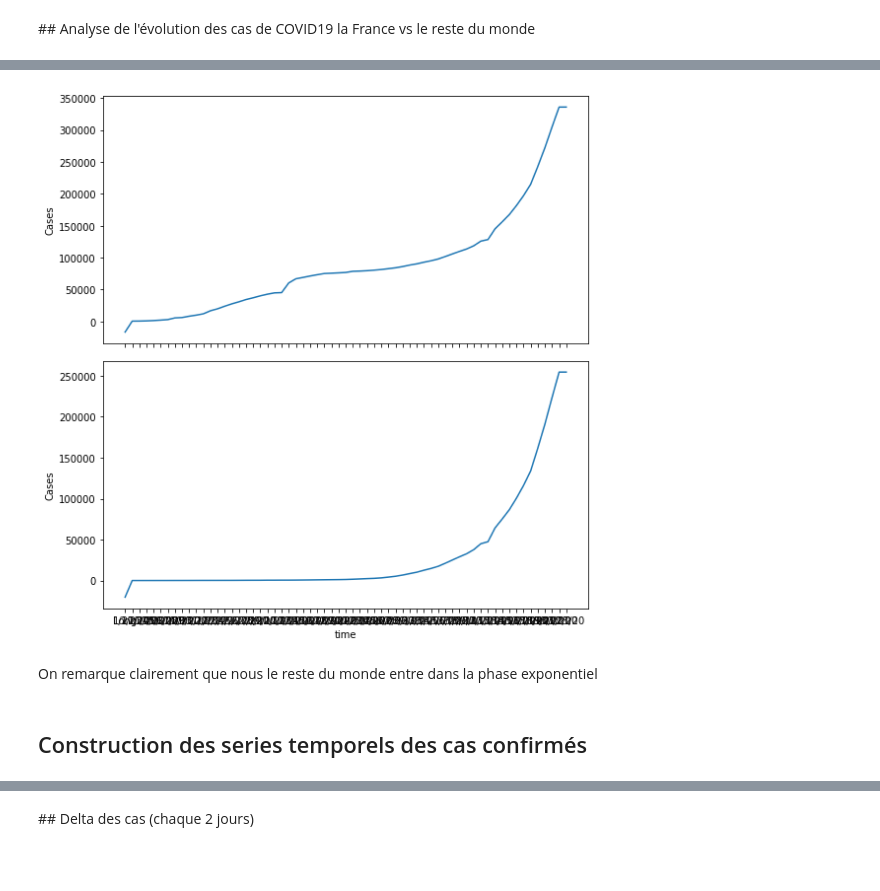
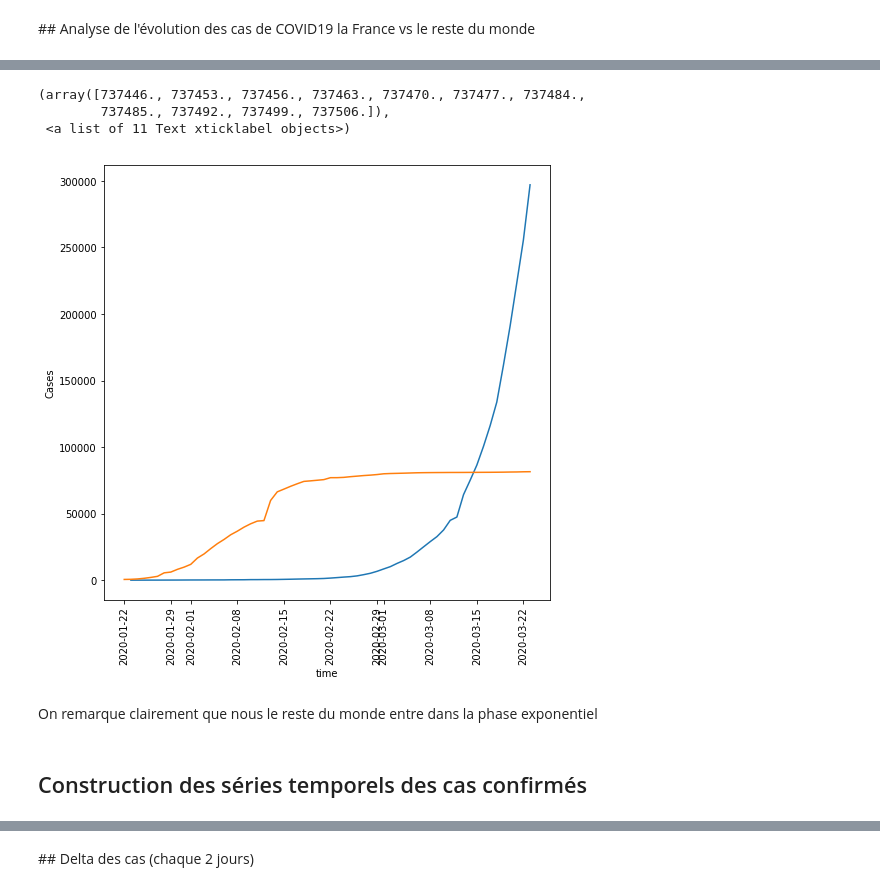
Before and after one commit to AmineDiro/Prediction-COVID19-France-, a Jupyter notebook: Prediction_saturation.ipynb, the cells around one changed output, grey strips where cells are left out. Saved outputs shown, nothing was run; the diff lists cells and outputs as text; code cells hidden in the pictures; blank space fills up the shorter version.

```diff
--- a/Prediction_saturation.ipynb
+++ b/Prediction_saturation.ipynb
@@ -27,5 +27,6 @@ ts_confirmed = pd.read_csv("Data/time_series_covid_19_confirmed.csv")
 
 #Daily updates
 url="https://raw.githubusercontent.com/CSSEGISandData/COVID-19/master/csse_covid_19_data/csse_covid_19_time_series/time_series_19-covid-Confirmed.csv"
-ts_confirmed_new = pd.read_csv(url)
+url2='https://raw.githubusercontent.com/CSSEGISandData/COVID-19/master/csse_covid_19_data/csse_covid_19_time_series/time_series_covid19_confirmed_global.csv'
+ts_confirmed_new = pd.read_csv(url2)
 # %%
@@ -36,19 +46,27 @@ ts_confirmed_new[ts_confirmed_new["Country/Region"] == "Italy"].iloc[:,::-1]
 # %%
-fig, axs = plt.subplots(2, 1, sharex=True, figsize=(8, 8))
+#fig, axs = plt.subplots(2, 1, sharex=True, figsize=(8, 8))
 
-axs[0].plot(ts_confirmed_new.sum()[2:])
-axs[0].set_ylabel("Cases")
-axs[1].set_ylabel("Cases")
-axs[1].set_xlabel("time")
-# axs[1].grid(True)
+fig, axs = plt.subplots(figsize=(8, 8))
+
+rest_confirmed= ts_confirmed_new[ts_confirmed_new["Country/Region"] != "China"].sum()[4:]
+rest_confirmed.index= pd.to_datetime(rest_confirmed.index)
+c_confirmed = ts_confirmed_new[ts_confirmed_new["Country/Region"] == "China"].sum()[4:]
+c_confirmed.index = pd.to_datetime(c_confirmed.index)
+
+axs.set_ylabel("Cases")
+axs.set_xlabel("time")
 # axs[1].set_yscale("log")
 # axs[0].set_yscale("log")
 
-axs[1].plot(ts_confirmed_new[ts_confirmed_new["Country/Region"] != "China"].sum()[2:])
-fig.tight_layout()
+axs.plot(rest_confirmed)
+axs.plot(c_confirmed)
+plt.xticks(rotation=90)
 # %% [output]
+(array([737446., 737453., 737456., 737463., 737470., 737477., 737484.,
+        737485., 737492., 737499., 737506.]),
+ <a list of 11 Text xticklabel objects>)
-[figure, old version]
+[figure, new version]
 # %% [markdown]
 On remarque clairement que nous le reste du monde entre dans la phase exponentiel
 # %% [markdown]
-## Construction des series temporels des cas confirmés
+## Construction des séries temporels des cas confirmés
```
Also changed, not shown: parts of 31 cells of this notebook.
